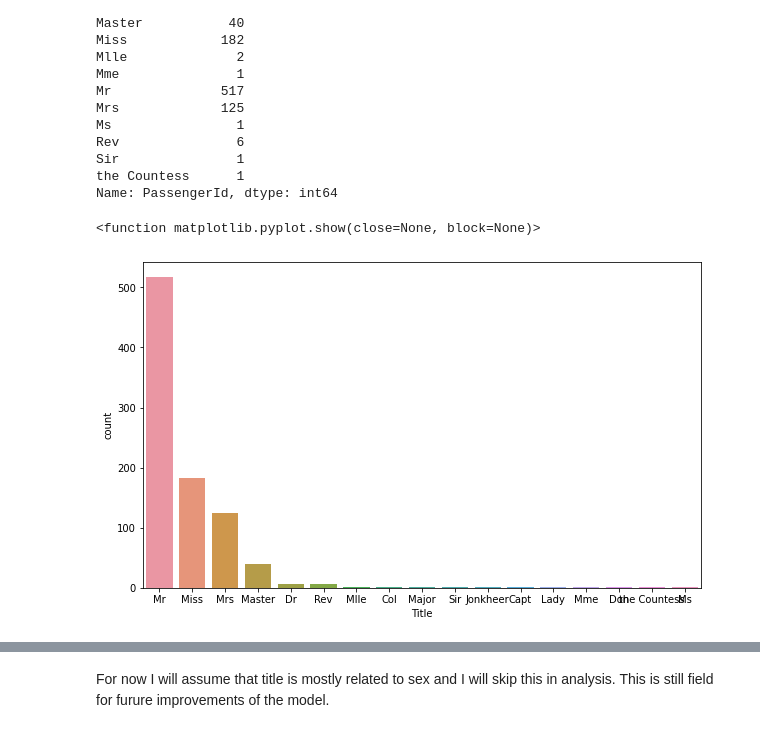
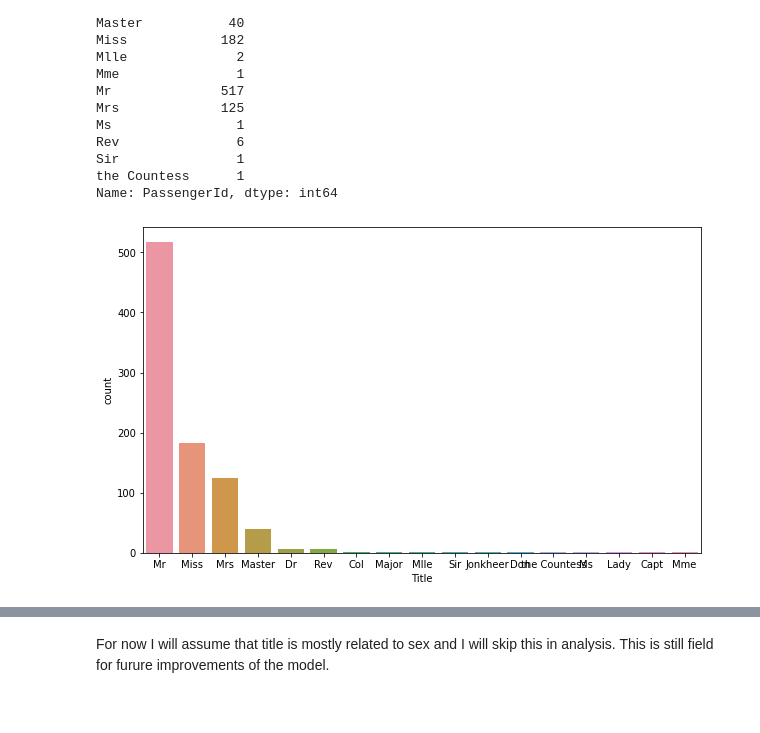
Before and after one commit to JoannaKG/Data-science-learning, a Jupyter notebook: Titanic/Titanic.ipynb, the cells around one changed output, grey strips where cells are left out. Saved outputs shown, nothing was run; the diff lists cells and outputs as text; code cells hidden in the pictures.

```diff
--- a/Titanic/Titanic.ipynb
+++ b/Titanic/Titanic.ipynb
@@ -634,9 +622,8 @@ Name: PassengerId, dtype: int64
 # %%
 plt.figure(figsize=(10,6))
 sns.countplot(x = 'Title',
               data = df_train,
               order = df_train['Title'].value_counts().index)
-plt.show
+plt.show()
 # %% [output]
-<function matplotlib.pyplot.show(close=None, block=None)>
-[figure, old version]
+[figure, new version]
```
Also changed, not shown: parts of 37 cells of this notebook, 1 other file.
